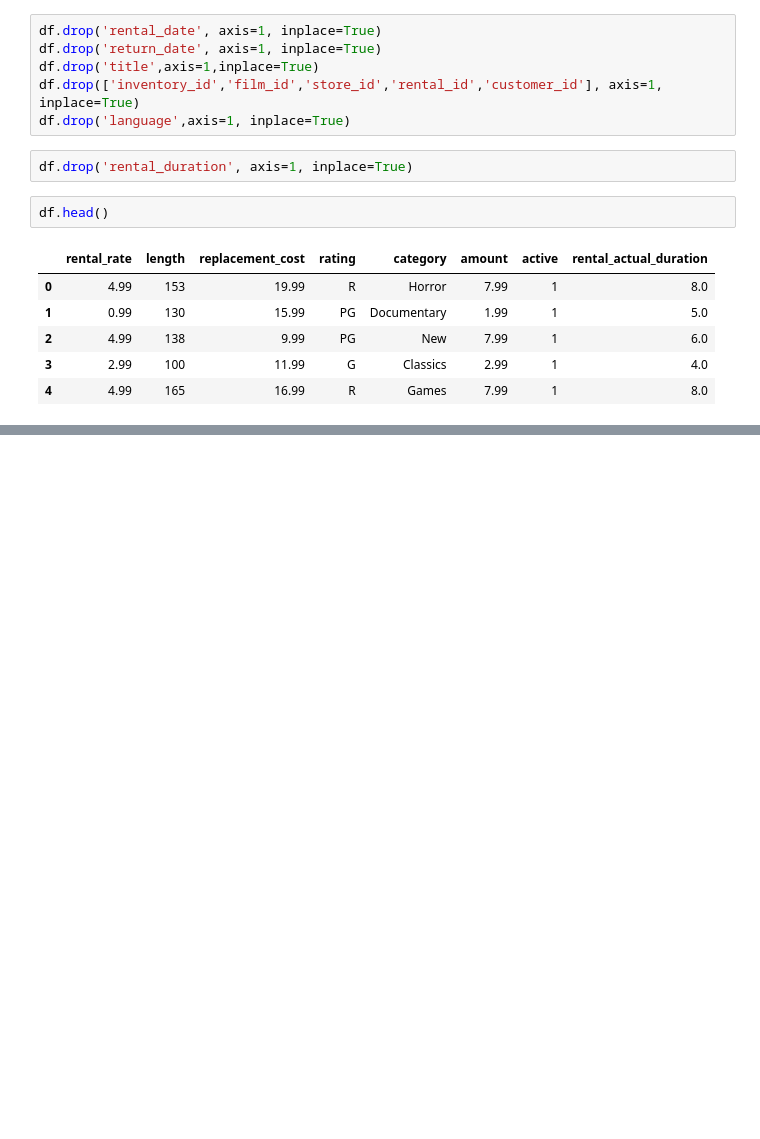
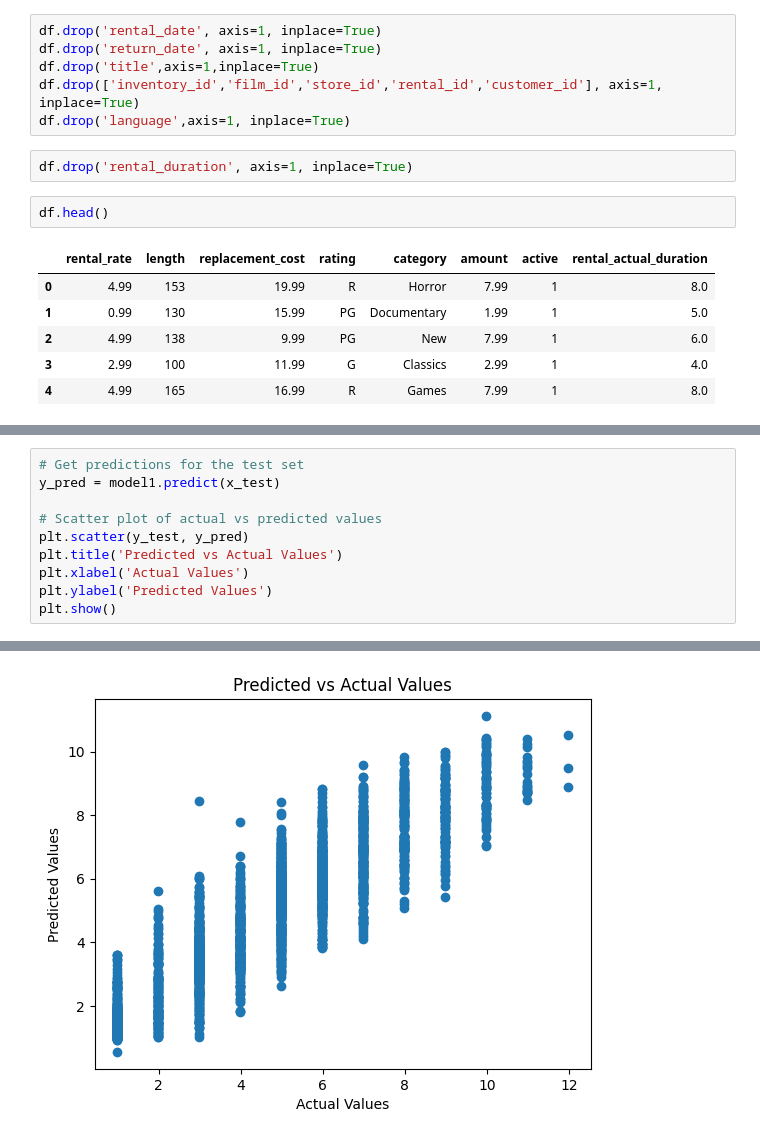
Before and after one commit to saromaddy/dvdrentaldl, a Jupyter notebook: rentaldayapproach.ipynb, the cells around one changed output, grey strips where cells are left out. Cells and saved outputs as stored; diff of their text form; blank space fills up the shorter version.

```diff
--- a/rentaldayapproach.ipynb
+++ b/rentaldayapproach.ipynb
@@ -54,0 +218,11 @@ df.head()
+# %%
+# Get predictions for the test set
+y_pred = model1.predict(x_test)
+
+# Scatter plot of actual vs predicted values
+plt.scatter(y_test, y_pred)
+plt.title('Predicted vs Actual Values')
+plt.xlabel('Actual Values')
+plt.ylabel('Predicted Values')
+plt.show()
+# %% [output]
@@ -54,0 +230 @@ df.head()
+[figure, added]
```
Also changed, not shown: parts of 26 cells of this notebook, 2 other files.
